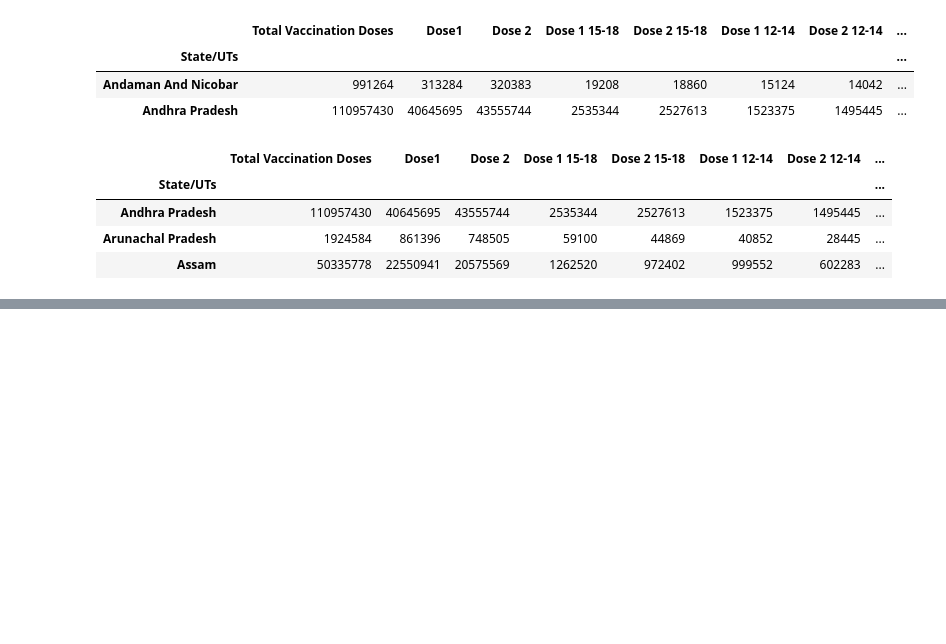
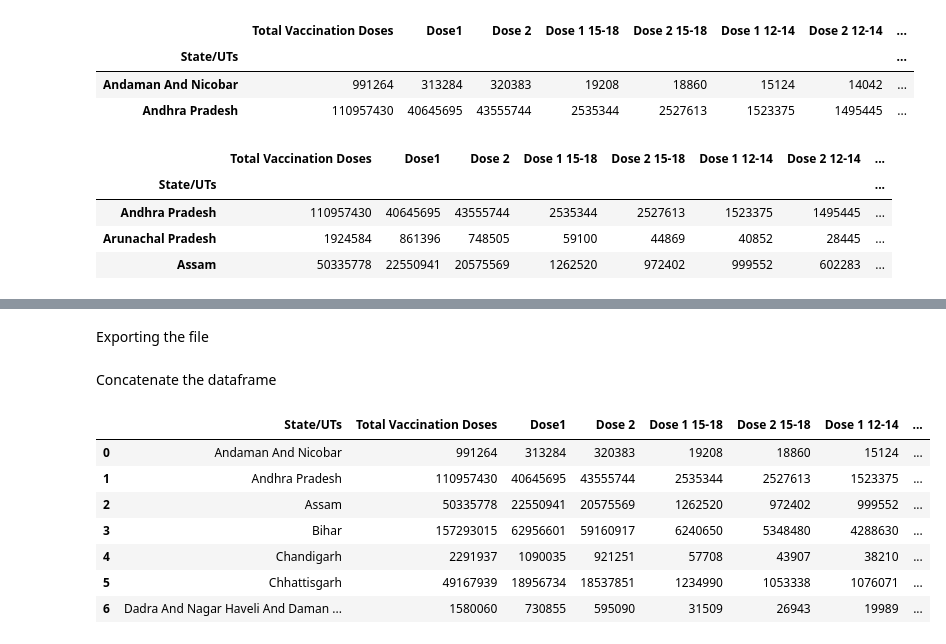
Before and after one commit to sabrinsingh/datamanipulationinPython_udemy, a Jupyter notebook: 05_pandas.ipynb, the cells around one changed output, grey strips where cells are left out. Cells and saved outputs as stored; diff of their text form; code cells hidden in the pictures; blank space fills up the shorter version.

```diff
--- a/05_pandas.ipynb
+++ b/05_pandas.ipynb
@@ -176,0 +456,2 @@ df[1:4]
+# %%
+df.drop(2,axis=0, inplace=True)
@@ -176,0 +485,2 @@ df[1:4]
+# %%
+df.reset_index(drop=True, inplace=True)
@@ -176,0 +517,2 @@ df[1:4]
+# %% [markdown]
+Exporting the file
@@ -176,0 +522,21 @@ df[1:4]
+# %% [markdown]
+Concatenate the dataframe
+# %%
+df1=df[0:3]
+# %%
+df2=df[3:7]
+# %%
+#concatenate row wise -- axis = 0 by default
+#df1, df2 are dataframes
+frames = [df1, df2]
+result = pd.concat(frames)
+result
+# %% [output]
+|  | State/UTs | Total Vaccination Doses | Dose1 | Dose 2 | Dose 1 15-18 | Dose 2 15-18 | Dose 1 12-14 | ... |
+| 0 | Andaman And Nicobar | 991264 | 313284 | 320383 | 19208 | 18860 | 15124 | ... |
+| 1 | Andhra Pradesh | 110957430 | 40645695 | 43555744 | 2535344 | 2527613 | 1523375 | ... |
+| 2 | Assam | 50335778 | 22550941 | 20575569 | 1262520 | 972402 | 999552 | ... |
+| 3 | Bihar | 157293015 | 62956601 | 59160917 | 6240650 | 5348480 | 4288630 | ... |
+| 4 | Chandigarh | 2291937 | 1090035 | 921251 | 57708 | 43907 | 38210 | ... |
+| 5 | Chhattisgarh | 49167939 | 18956734 | 18537851 | 1234990 | 1053338 | 1076071 | ... |
+| 6 | Dadra And Nagar Haveli And Daman ... | 1580060 | 730855 | 595090 | 31509 | 26943 | 19989 | ... |
```
Also changed, not shown: parts of 45 cells of this notebook, 1 other file.
